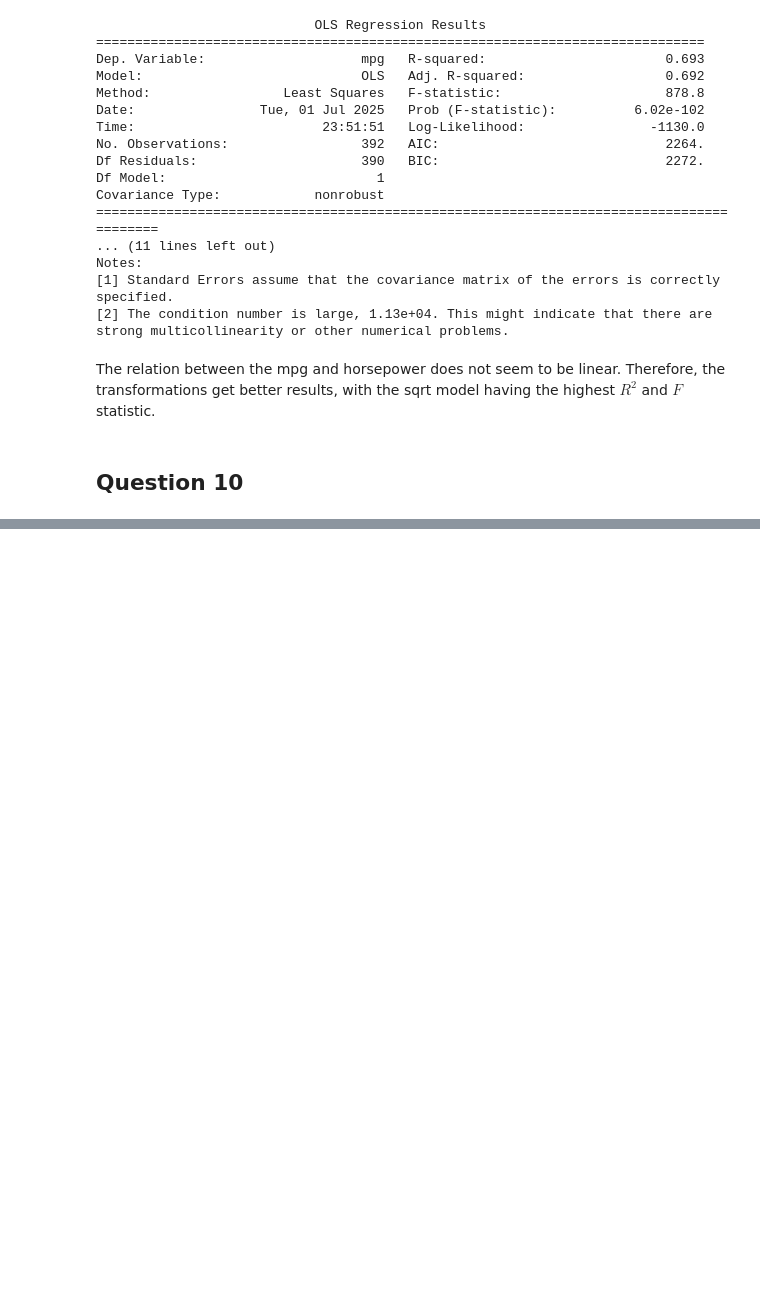
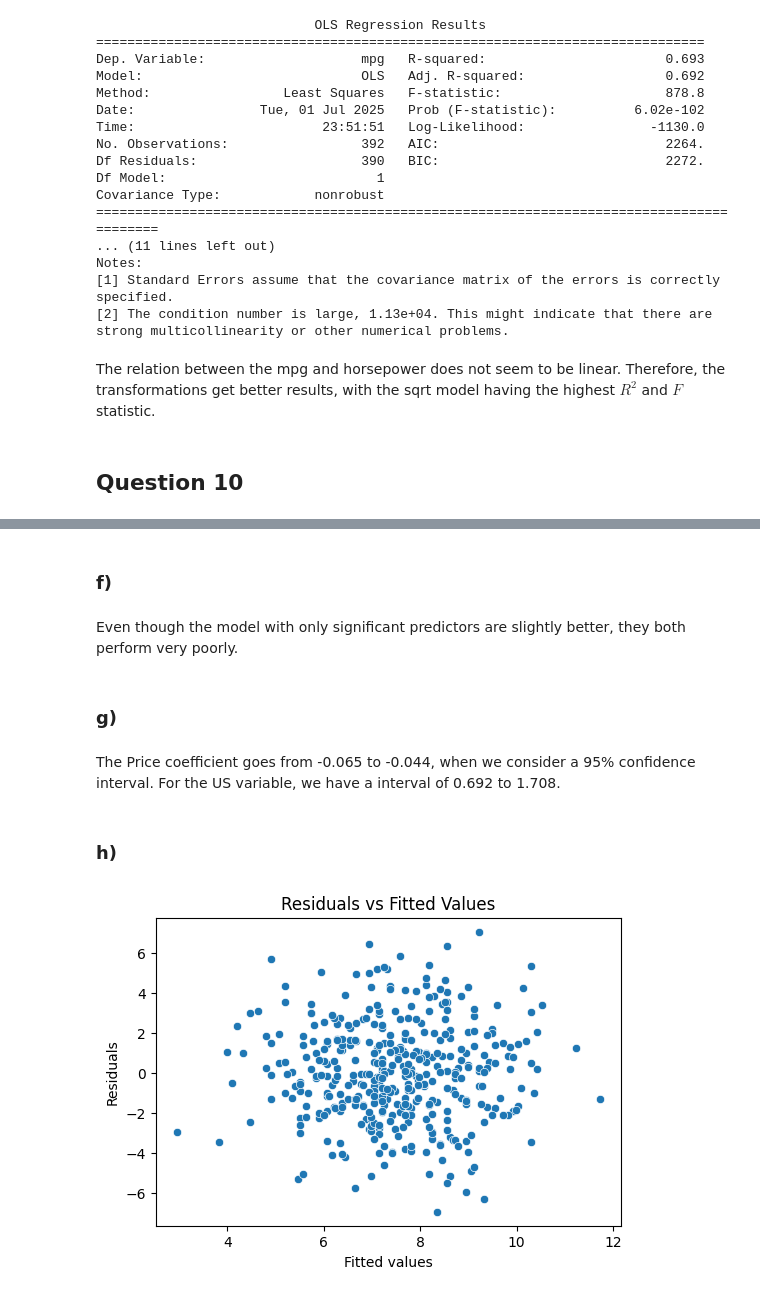
Before and after one commit to mateusmelo821/ISL-Exercises, a Jupyter notebook: Chapter_3.ipynb, the cells around one changed output, grey strips where cells are left out. Saved outputs shown, nothing was run; the diff lists cells and outputs as text; code cells hidden in the pictures; blank space fills up the shorter version.

```diff
--- a/Chapter_3.ipynb
+++ b/Chapter_3.ipynb
@@ -461,0 +464,11 @@ The relation between the mpg and horsepower does not seem to be linear. Therefor
+# %%
+import pandas as pd
+import numpy as np
+import statsmodels.formula.api as sm
+from statsmodels.stats.anova import anova_lm
+import seaborn as sns
+import matplotlib.pyplot as plt
+
+carseats_path = "/content/drive/MyDrive/Data Science/data/Carseats.csv"
+df_carseats = pd.read_csv(carseats_path)
+df_carseats.tail()
@@ -461,0 +523,5 @@ The relation between the mpg and horsepower does not seem to be linear. Therefor
+# %%
+formula = "Sales ~ Price + US"
+model = sm.ols(formula, data=df_carseats)
+results = model.fit()
+print(results.summary())
@@ -461,0 +546,20 @@ The relation between the mpg and horsepower does not seem to be linear. Therefor
+# %% [markdown]
+### f)
+# %% [markdown]
+Even though the model with only significant predictors are slightly better, they both perform very poorly.
+# %% [markdown]
+### g)
+# %% [markdown]
+The Price coefficient goes from -0.065 to -0.044, when we consider a 95% confidence interval. For the US variable, we have a interval of  0.692 to 1.708.
+# %% [markdown]
+### h)
+# %%
+fig, ax= plt.subplots(figsize=(6, 4))
+y_pred = results.predict()
+sns.scatterplot(x=y_pred, y=results.resid, ax=ax)
+ax.set_xlabel("Fitted values")
+ax.set_ylabel("Residuals")
+ax.set_title("Residuals vs Fitted Values")
+plt.show()
+# %% [output]
+[figure, added]
```
Also changed, not shown: parts of 14 cells of this notebook.
